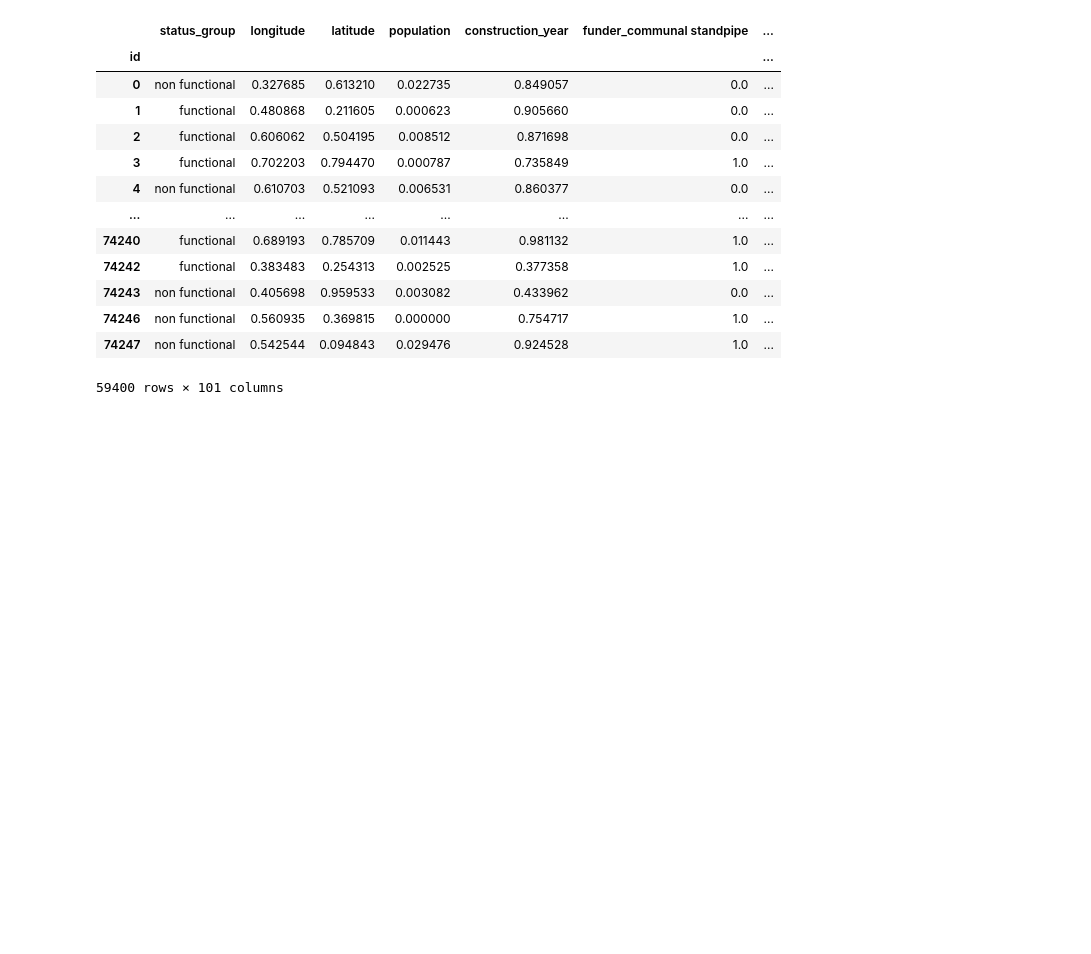
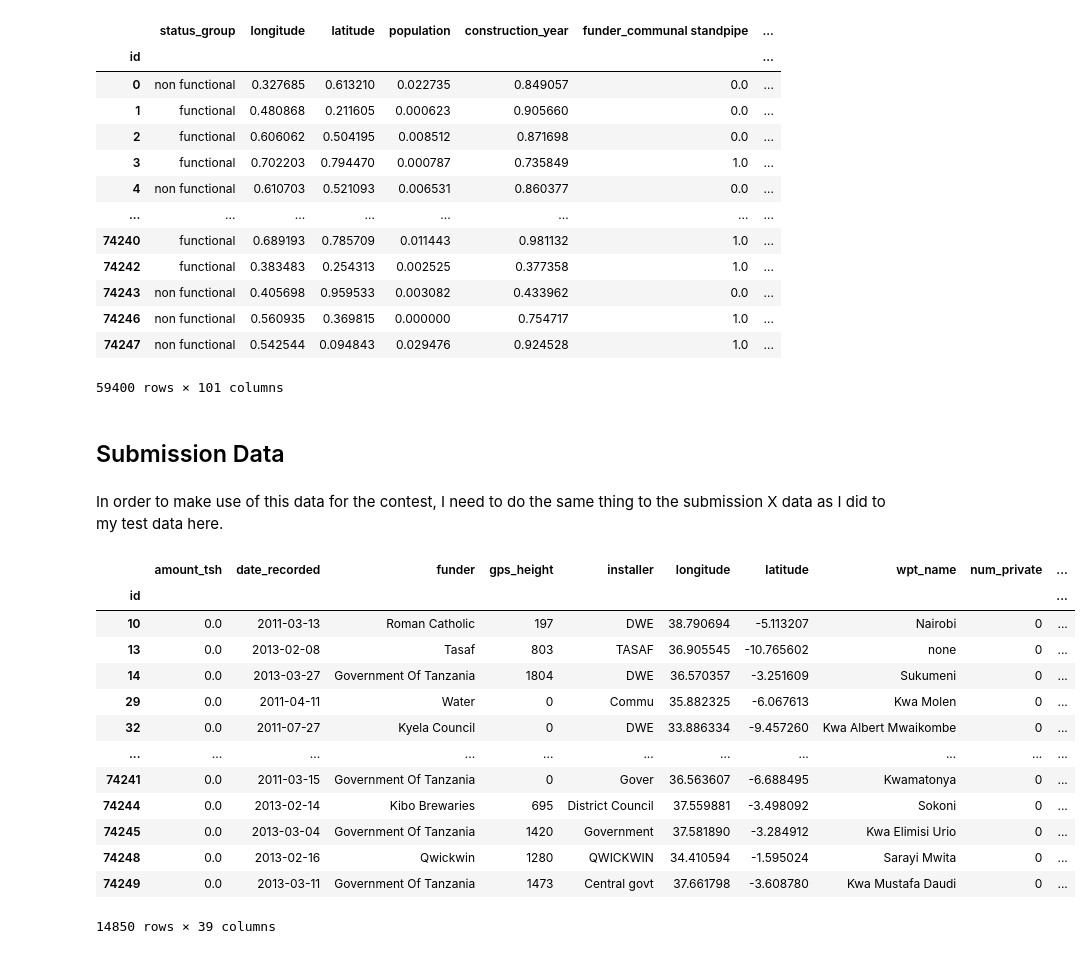
Before and after one commit to MullerAC/tanzanian-water-well-classification, a Jupyter notebook: 0-eda.ipynb, the cells around one changed output. Saved outputs shown, nothing was run; the diff lists cells and outputs as text; code cells hidden in the pictures; blank space fills up the shorter version.

Commit message:
final models and submissions

```diff
--- a/0-eda.ipynb
+++ b/0-eda.ipynb
@@ -369,3 +391,25 @@ df_cleaned.sort_values(by='id')
 59400 rows × 101 columns
 # %%
 df_cleaned.to_csv('data/cleaned_data.csv')
+# %% [markdown]
+## Submission Data
+# %% [markdown]
+In order to make use of this data for the contest, I need to do the same thing to the submission X data as I did to my test data here.
+# %%
+X_submission = pd.read_csv('data/submission_x.csv', index_col='id')
+X_submission.sort_values(by='id')
+# %% [output]
+|  | amount_tsh | date_recorded | funder | gps_height | installer | longitude | latitude | wpt_name | num_private | ... |
+| id |  |  |  |  |  |  |  |  |  | ... |
+| 10 | 0.0 | 2011-03-13 | Roman Catholic | 197 | DWE | 38.790694 | -5.113207 | Nairobi | 0 | ... |
+| 13 | 0.0 | 2013-02-08 | Tasaf | 803 | TASAF | 36.905545 | -10.765602 | none | 0 | ... |
+| 14 | 0.0 | 2013-03-27 | Government Of Tanzania | 1804 | DWE | 36.570357 | -3.251609 | Sukumeni | 0 | ... |
+| 29 | 0.0 | 2011-04-11 | Water | 0 | Commu | 35.882325 | -6.067613 | Kwa Molen | 0 | ... |
+| 32 | 0.0 | 2011-07-27 | Kyela Council | 0 | DWE | 33.886334 | -9.457260 | Kwa Albert Mwaikombe | 0 | ... |
+| ... | ... | ... | ... | ... | ... | ... | ... | ... | ... | ... |
+| 74241 | 0.0 | 2011-03-15 | Government Of Tanzania | 0 | Gover | 36.563607 | -6.688495 | Kwamatonya | 0 | ... |
+| 74244 | 0.0 | 2013-02-14 | Kibo Brewaries | 695 | District Council | 37.559881 | -3.498092 | Sokoni | 0 | ... |
+| 74245 | 0.0 | 2013-03-04 | Government Of Tanzania | 1420 | Government | 37.581890 | -3.284912 | Kwa Elimisi Urio | 0 | ... |
+| 74248 | 0.0 | 2013-02-16 | Qwickwin | 1280 | QWICKWIN | 34.410594 | -1.595024 | Sarayi Mwita | 0 | ... |
+| 74249 | 0.0 | 2013-03-11 | Government Of Tanzania | 1473 | Central govt | 37.661798 | -3.608780 | Kwa Mustafa Daudi | 0 | ... |
+14850 rows × 39 columns
```
Also changed, not shown: parts of 7 cells of this notebook, 10 other files.
